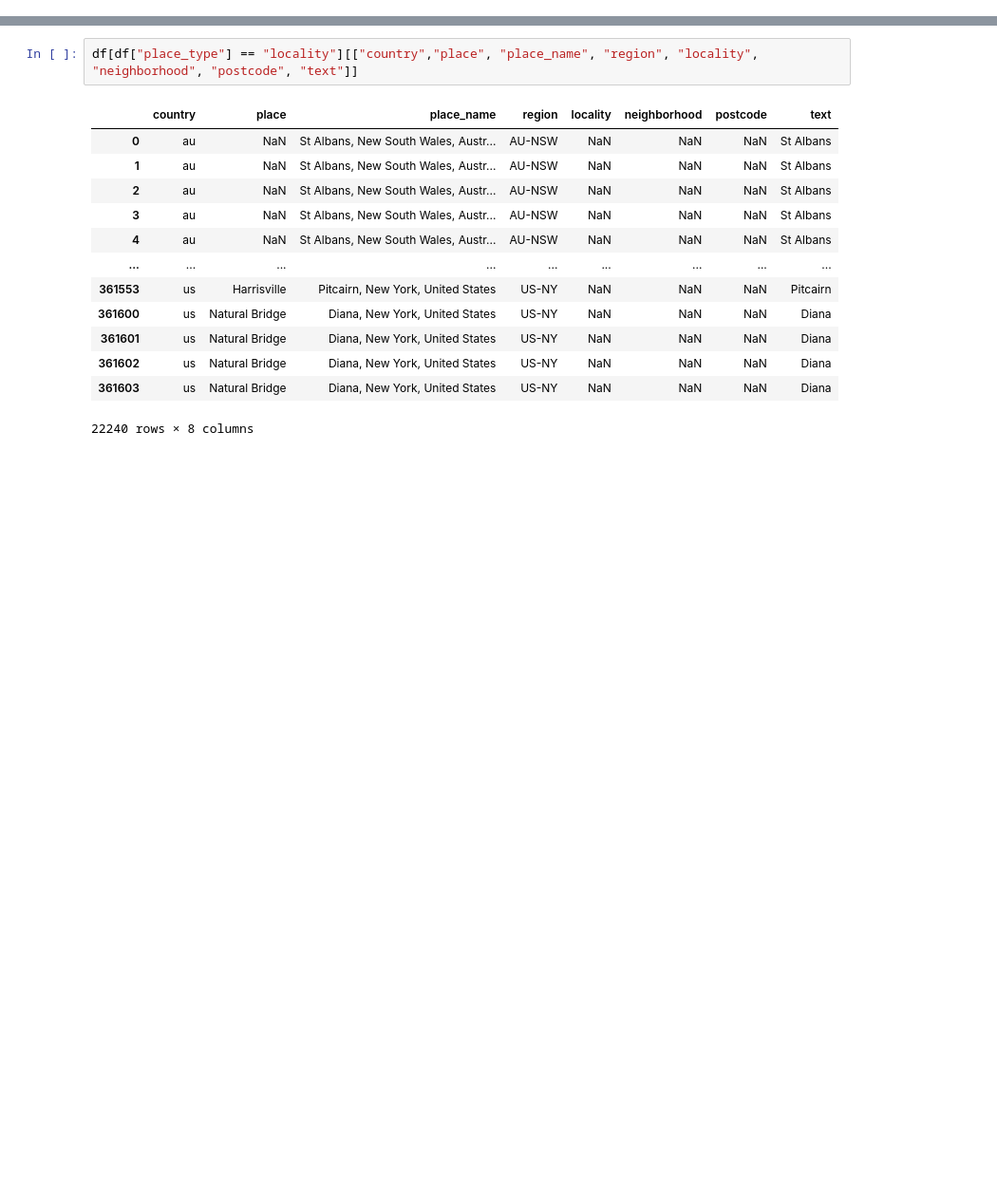
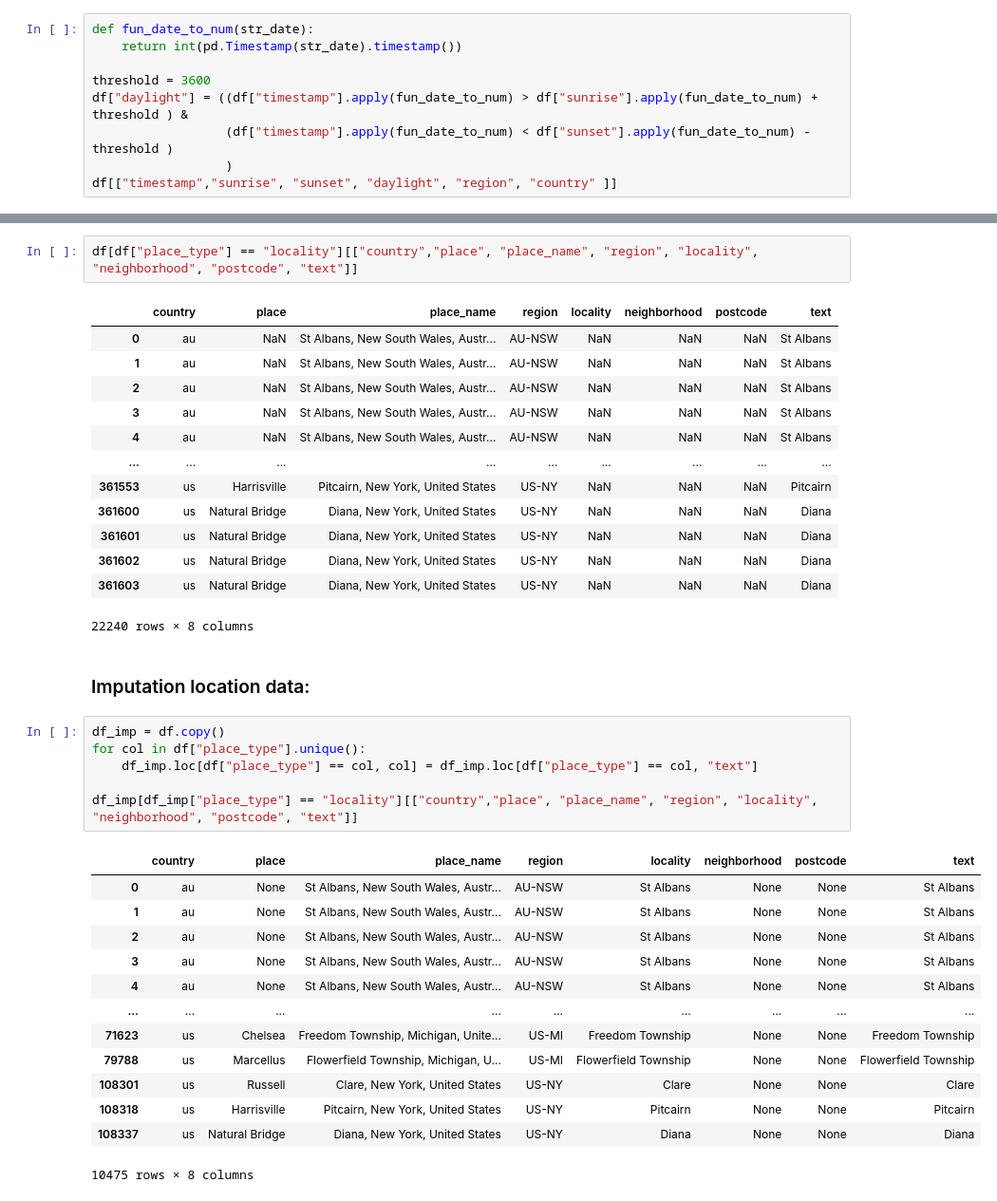
Before and after one commit to jeugregg/transport-risk-mitigation, a Jupyter notebook: 01_Exploration.ipynb, the cells around one changed output, grey strips where cells are left out. Shown at 95% size. Drawn from its saved outputs; the diff is of its cells as text; blank space fills up the shorter version.

Commit message:
imporove data  imputation

```diff
--- a/01_Exploration.ipynb
+++ b/01_Exploration.ipynb
@@ -406,0 +437,9 @@ df[df["country"] == "au"]["sunrise"].max()
+# %%
+def fun_date_to_num(str_date):
+    return int(pd.Timestamp(str_date).timestamp())
+
+threshold = 3600
+df["daylight"] = ((df["timestamp"].apply(fun_date_to_num) > df["sunrise"].apply(fun_date_to_num) + threshold ) &
+                  (df["timestamp"].apply(fun_date_to_num) < df["sunset"].apply(fun_date_to_num) - threshold )
+                  )
+df[["timestamp","sunrise", "sunset", "daylight", "region", "country" ]]
@@ -595,3 +644,25 @@ df[df["place_type"] == "locality"][["country","place", "place_name", "region", "
 | 361602 | us | Natural Bridge | Diana, New York, United States | US-NY | NaN | NaN | NaN | Diana |
 | 361603 | us | Natural Bridge | Diana, New York, United States | US-NY | NaN | NaN | NaN | Diana |
 22240 rows × 8 columns
+# %% [markdown]
+### Imputation location data:
+# %%
+df_imp = df.copy()
+for col in df["place_type"].unique():
+    df_imp.loc[df["place_type"] == col, col] = df_imp.loc[df["place_type"] == col, "text"]
+
+df_imp[df_imp["place_type"] == "locality"][["country","place", "place_name", "region", "locality", "neighborhood", "postcode", "text"]]
+# %% [output]
+|  | country | place | place_name | region | locality | neighborhood | postcode | text |
+| 0 | au | None | St Albans, New South Wales, Austr... | AU-NSW | St Albans | None | None | St Albans |
+| 1 | au | None | St Albans, New South Wales, Austr... | AU-NSW | St Albans | None | None | St Albans |
+| 2 | au | None | St Albans, New South Wales, Austr... | AU-NSW | St Albans | None | None | St Albans |
+| 3 | au | None | St Albans, New South Wales, Austr... | AU-NSW | St Albans | None | None | St Albans |
+| 4 | au | None | St Albans, New South Wales, Austr... | AU-NSW | St Albans | None | None | St Albans |
+| ... | ... | ... | ... | ... | ... | ... | ... | ... |
+| 71623 | us | Chelsea | Freedom Township, Michigan, Unite... | US-MI | Freedom Township | None | None | Freedom Township |
+| 79788 | us | Marcellus | Flowerfield Township, Michigan, U... | US-MI | Flowerfield Township | None | None | Flowerfield Township |
+| 108301 | us | Russell | Clare, New York, United States | US-NY | Clare | None | None | Clare |
+| 108318 | us | Harrisville | Pitcairn, New York, United States | US-NY | Pitcairn | None | None | Pitcairn |
+| 108337 | us | Natural Bridge | Diana, New York, United States | US-NY | Diana | None | None | Diana |
+10475 rows × 8 columns
```
Also changed, not shown: parts of 12 cells of this notebook.
